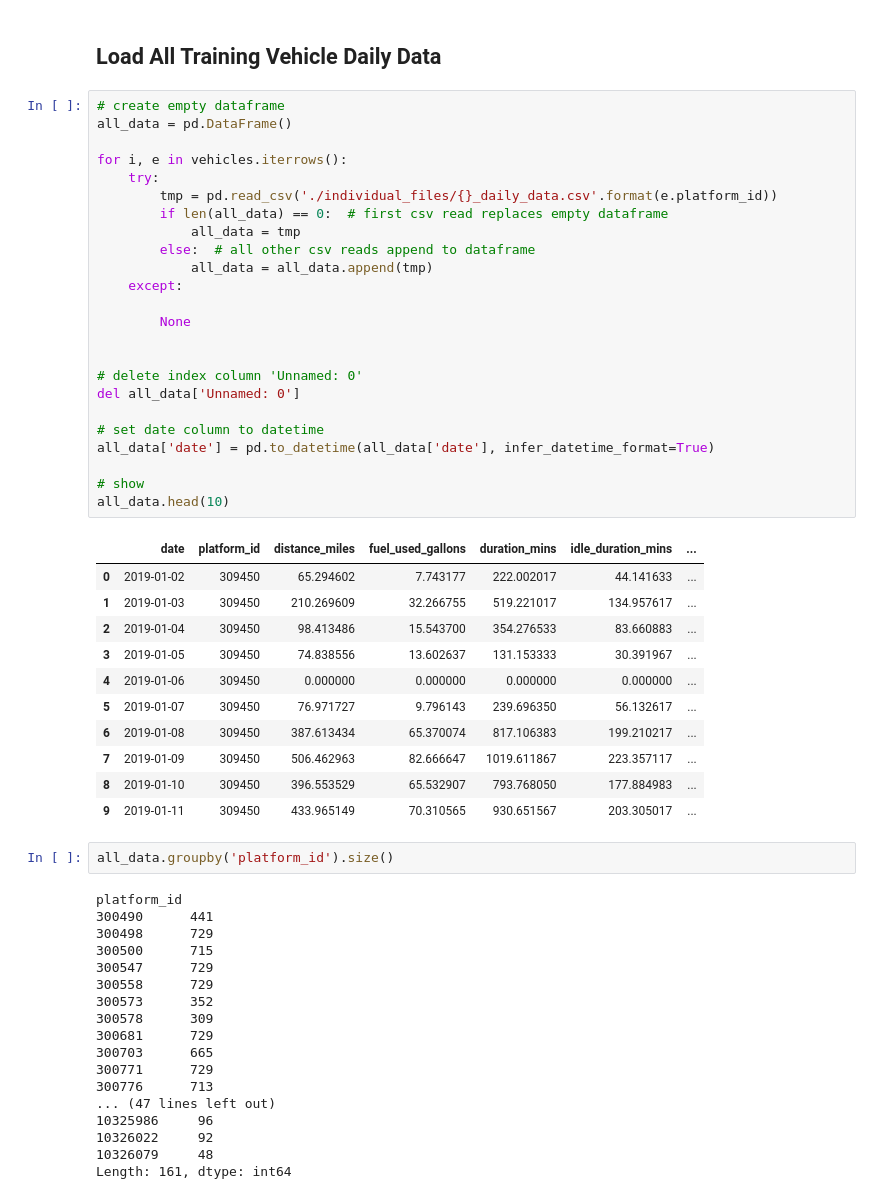
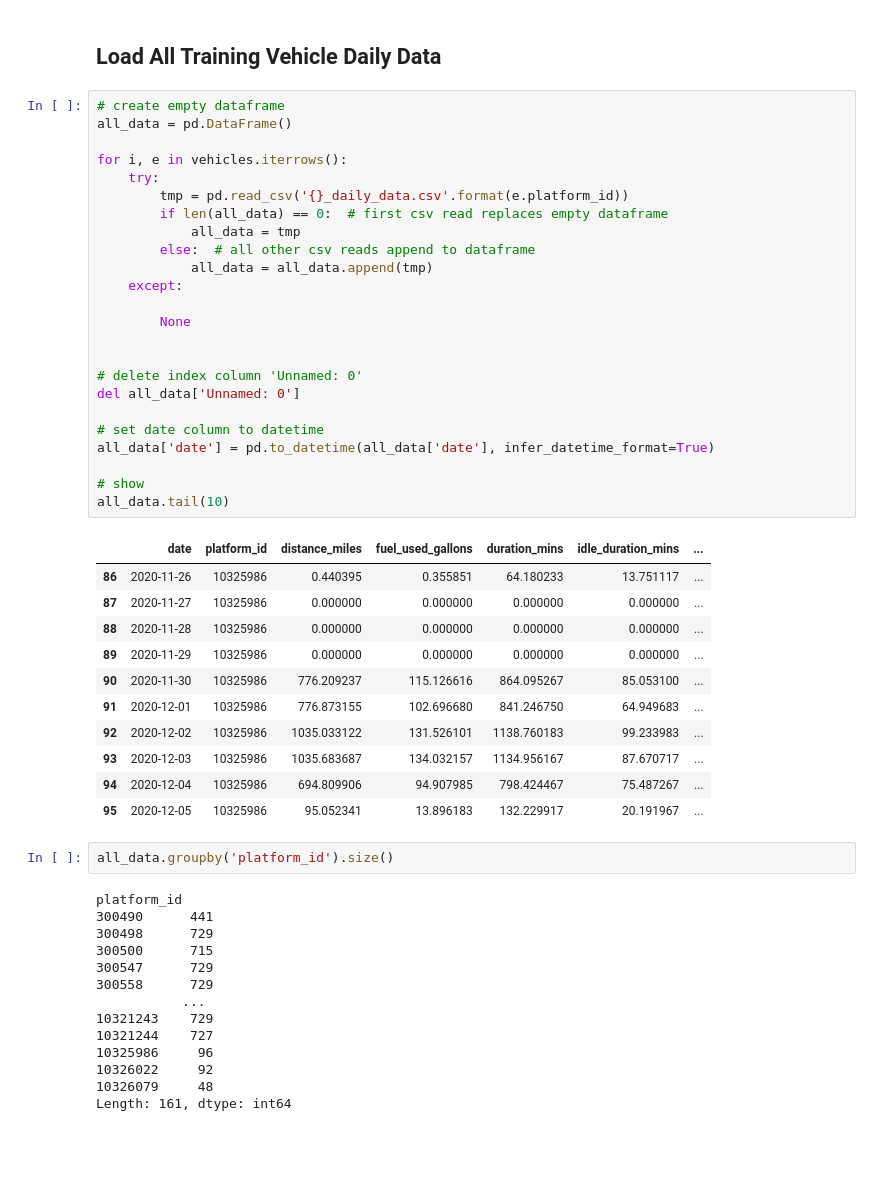
Before and after one commit to mtaruno/Vnomics, a Jupyter notebook: notebooks/Getting_Started_DPF_Failure_2021.ipynb, the cells around one changed output. Cells and saved outputs as stored; diff of their text form; blank space fills up the shorter version.

```diff
--- a/notebooks/Getting_Started_DPF_Failure_2021.ipynb
+++ b/notebooks/Getting_Started_DPF_Failure_2021.ipynb
@@ -99,39 +99,39 @@ dtcs
 # %%
 # create empty dataframe
 all_data = pd.DataFrame()
 
 for i, e in vehicles.iterrows():
     try:
-        tmp = pd.read_csv('./individual_files/{}_daily_data.csv'.format(e.platform_id))
+        tmp = pd.read_csv('{}_daily_data.csv'.format(e.platform_id))
         if len(all_data) == 0:  # first csv read replaces empty dataframe
             all_data = tmp
         else:  # all other csv reads append to dataframe
             all_data = all_data.append(tmp)
     except:
 
         None
 
 
 # delete index column 'Unnamed: 0'
 del all_data['Unnamed: 0']
 
 # set date column to datetime
 all_data['date'] = pd.to_datetime(all_data['date'], infer_datetime_format=True)
 
 # show
-all_data.head(10)
+all_data.tail(10)
 # %% [output]
 |  | date | platform_id | distance_miles | fuel_used_gallons | duration_mins | idle_duration_mins | ... |
-| 0 | 2019-01-02 | 309450 | 65.294602 | 7.743177 | 222.002017 | 44.141633 | ... |
-| 1 | 2019-01-03 | 309450 | 210.269609 | 32.266755 | 519.221017 | 134.957617 | ... |
-| 2 | 2019-01-04 | 309450 | 98.413486 | 15.543700 | 354.276533 | 83.660883 | ... |
-| 3 | 2019-01-05 | 309450 | 74.838556 | 13.602637 | 131.153333 | 30.391967 | ... |
-| 4 | 2019-01-06 | 309450 | 0.000000 | 0.000000 | 0.000000 | 0.000000 | ... |
-| 5 | 2019-01-07 | 309450 | 76.971727 | 9.796143 | 239.696350 | 56.132617 | ... |
-| 6 | 2019-01-08 | 309450 | 387.613434 | 65.370074 | 817.106383 | 199.210217 | ... |
-| 7 | 2019-01-09 | 309450 | 506.462963 | 82.666647 | 1019.611867 | 223.357117 | ... |
-| 8 | 2019-01-10 | 309450 | 396.553529 | 65.532907 | 793.768050 | 177.884983 | ... |
-| 9 | 2019-01-11 | 309450 | 433.965149 | 70.310565 | 930.651567 | 203.305017 | ... |
+| 86 | 2020-11-26 | 10325986 | 0.440395 | 0.355851 | 64.180233 | 13.751117 | ... |
+| 87 | 2020-11-27 | 10325986 | 0.000000 | 0.000000 | 0.000000 | 0.000000 | ... |
+| 88 | 2020-11-28 | 10325986 | 0.000000 | 0.000000 | 0.000000 | 0.000000 | ... |
+| 89 | 2020-11-29 | 10325986 | 0.000000 | 0.000000 | 0.000000 | 0.000000 | ... |
+| 90 | 2020-11-30 | 10325986 | 776.209237 | 115.126616 | 864.095267 | 85.053100 | ... |
+| 91 | 2020-12-01 | 10325986 | 776.873155 | 102.696680 | 841.246750 | 64.949683 | ... |
+| 92 | 2020-12-02 | 10325986 | 1035.033122 | 131.526101 | 1138.760183 | 99.233983 | ... |
+| 93 | 2020-12-03 | 10325986 | 1035.683687 | 134.032157 | 1134.956167 | 87.670717 | ... |
+| 94 | 2020-12-04 | 10325986 | 694.809906 | 94.907985 | 798.424467 | 75.487267 | ... |
+| 95 | 2020-12-05 | 10325986 | 95.052341 | 13.896183 | 132.229917 | 20.191967 | ... |
 # %%
 all_data.groupby('platform_id').size()
 # %% [output]
@@ -141,13 +141,9 @@ platform_id
 300500      715
 300547      729
 300558      729
-300573      352
-300578      309
-300681      729
-300703      665
-300771      729
-300776      713
-... (47 lines left out)
+           ...
+10321243    729
+10321244    727
 10325986     96
 10326022     92
 10326079     48
```
Also changed, not shown: parts of 21 cells of this notebook.
